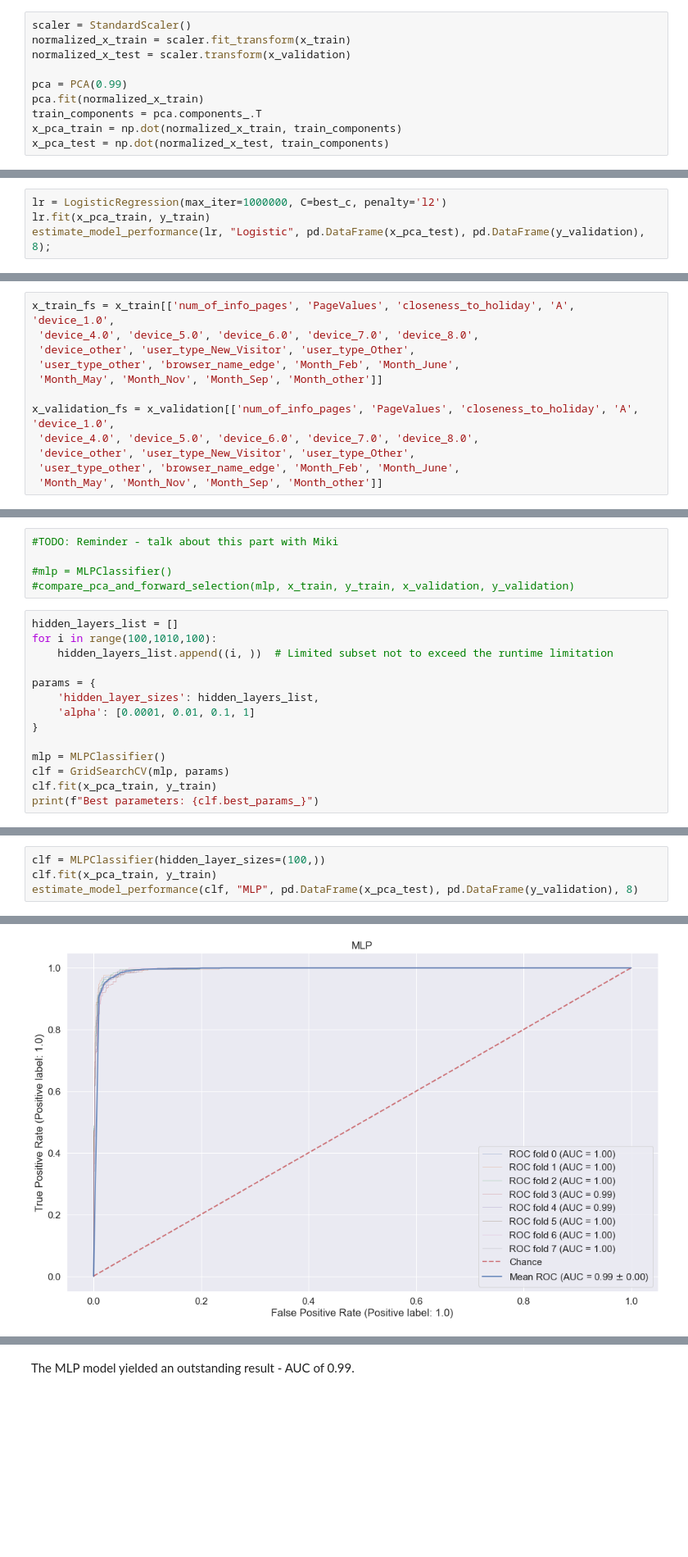
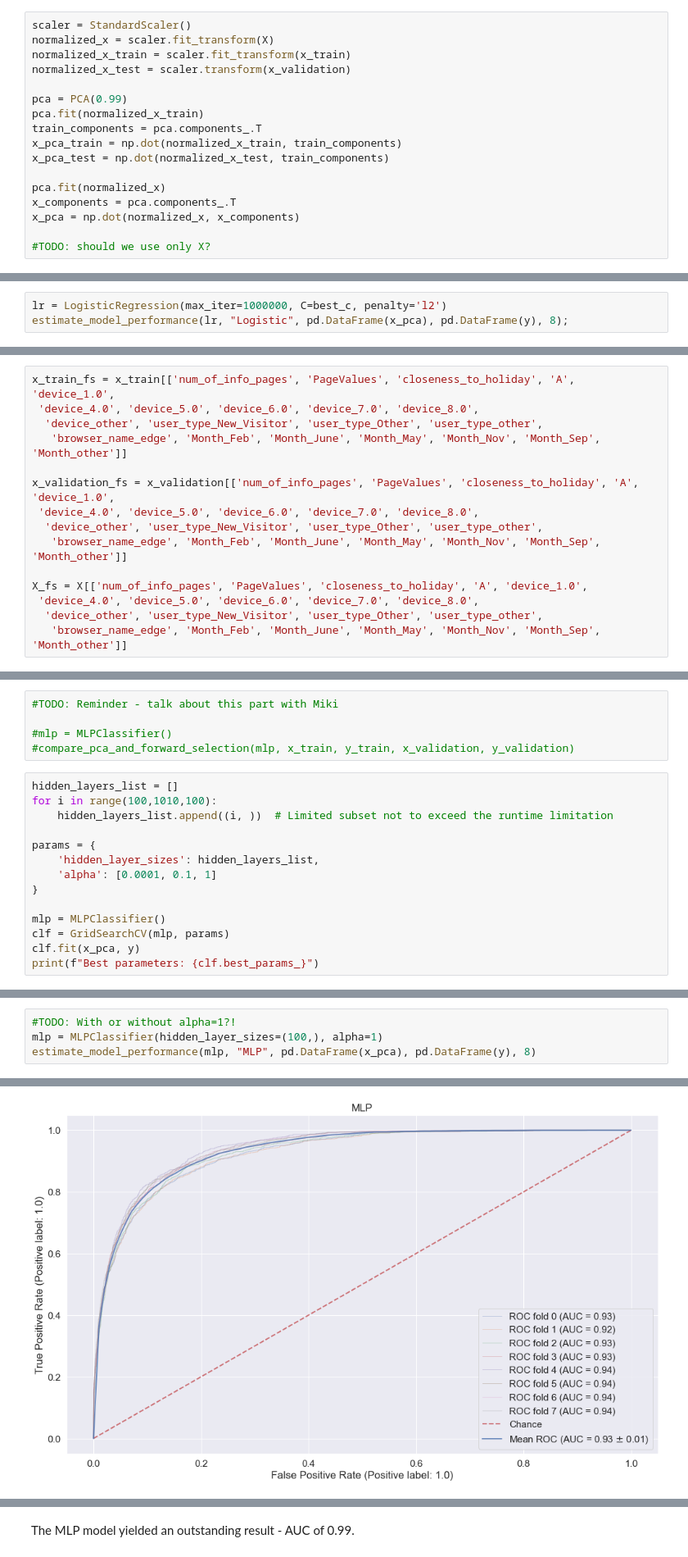
Before and after one commit to mikisegall/ml_final_project, a Jupyter notebook: master_notebook.ipynb, the cells around one changed output, grey strips where cells are left out. Shown at 82% size. Cells and saved outputs as stored; diff of their text form; blank space fills up the shorter version.

Commit message:
run all models

```diff
--- a/master_notebook.ipynb
+++ b/master_notebook.ipynb
@@ -447,6 +447,7 @@ We will do that with an assisting function we wrote, that receives a model and a
 We will now implement the Logistic Regression model with the dimensionality reduction method we have selected before (PCA), Ridge penalization and K-Fold Cross Validation.
 # %%
 scaler = StandardScaler()
+normalized_x = scaler.fit_transform(X)
 normalized_x_train = scaler.fit_transform(x_train)
 normalized_x_test = scaler.transform(x_validation)
 
@@ -455,6 +456,12 @@ pca.fit(normalized_x_train)
 train_components = pca.components_.T
 x_pca_train = np.dot(normalized_x_train, train_components)
 x_pca_test = np.dot(normalized_x_test, train_components)
+
+pca.fit(normalized_x)
+x_components = pca.components_.T
+x_pca = np.dot(normalized_x, x_components)
+
+#TODO: should we use only X?
 # %% [markdown]
 At first, we will choose the best "C" value for the penalization method.
 # %%
@@ -484,6 +491,5 @@ Best "C" value: 0.308
 [figure]
 # %%
 lr = LogisticRegression(max_iter=1000000, C=best_c, penalty='l2')
-lr.fit(x_pca_train, y_train)
-estimate_model_performance(lr, "Logistic", pd.DataFrame(x_pca_test), pd.DataFrame(y_validation), 8);
+estimate_model_performance(lr, "Logistic", pd.DataFrame(x_pca), pd.DataFrame(y), 8);
 # %% [output]
@@ -516,15 +517,18 @@ This time, the method that yields the best result is Forward Selection. We will
 # %%
 x_train_fs = x_train[['num_of_info_pages', 'PageValues', 'closeness_to_holiday', 'A', 'device_1.0',
  'device_4.0', 'device_5.0', 'device_6.0', 'device_7.0', 'device_8.0',
- 'device_other', 'user_type_New_Visitor', 'user_type_Other',
- 'user_type_other', 'browser_name_edge', 'Month_Feb', 'Month_June',
- 'Month_May', 'Month_Nov', 'Month_Sep', 'Month_other']]
+  'device_other', 'user_type_New_Visitor', 'user_type_Other', 'user_type_other',
+   'browser_name_edge', 'Month_Feb', 'Month_June', 'Month_May', 'Month_Nov', 'Month_Sep', 'Month_other']]
 
 x_validation_fs = x_validation[['num_of_info_pages', 'PageValues', 'closeness_to_holiday', 'A', 'device_1.0',
  'device_4.0', 'device_5.0', 'device_6.0', 'device_7.0', 'device_8.0',
- 'device_other', 'user_type_New_Visitor', 'user_type_Other',
- 'user_type_other', 'browser_name_edge', 'Month_Feb', 'Month_June',
- 'Month_May', 'Month_Nov', 'Month_Sep', 'Month_other']]
+  'device_other', 'user_type_New_Visitor', 'user_type_Other', 'user_type_other',
+   'browser_name_edge', 'Month_Feb', 'Month_June', 'Month_May', 'Month_Nov', 'Month_Sep', 'Month_other']]
+
+X_fs = X[['num_of_info_pages', 'PageValues', 'closeness_to_holiday', 'A', 'device_1.0',
+ 'device_4.0', 'device_5.0', 'device_6.0', 'device_7.0', 'device_8.0',
+  'device_other', 'user_type_New_Visitor', 'user_type_Other', 'user_type_other',
+   'browser_name_edge', 'Month_Feb', 'Month_June', 'Month_May', 'Month_Nov', 'Month_Sep', 'Month_other']]
 # %% [markdown]
 First, we will check which is the best K value to use in this model. We will choose the K value that will yield the lowest Mean Error.
 # %%
@@ -587,11 +591,11 @@ for i in range(100,1010,100):
 
 params = {
     'hidden_layer_sizes': hidden_layers_list,
-    'alpha': [0.0001, 0.01, 0.1, 1]
+    'alpha': [0.0001, 0.1, 1]
 }
 
 mlp = MLPClassifier()
 clf = GridSearchCV(mlp, params)
-clf.fit(x_pca_train, y_train)
+clf.fit(x_pca, y)
 print(f"Best parameters: {clf.best_params_}")
 # %% [output]
@@ -599,5 +603,5 @@ Best parameters: {'hidden_layer_sizes': (100,)}
 # %%
-clf = MLPClassifier(hidden_layer_sizes=(100,))
-clf.fit(x_pca_train, y_train)
-estimate_model_performance(clf, "MLP", pd.DataFrame(x_pca_test), pd.DataFrame(y_validation), 8)
+#TODO: With or without alpha=1?!
+mlp = MLPClassifier(hidden_layer_sizes=(100,), alpha=1)
+estimate_model_performance(mlp, "MLP", pd.DataFrame(x_pca), pd.DataFrame(y), 8)
 # %% [output]
@@ -607,5 +610,5 @@ MSE: 0.11117049706039552
 [figure]
-[figure, old version]
+[figure, new version]
 <Figure size 720x720 with 0 Axes>
 # %% [markdown]
 The MLP model yielded an outstanding result - AUC of 0.99.
```
Also changed, not shown: parts of 16 cells of this notebook, 1 other file.
